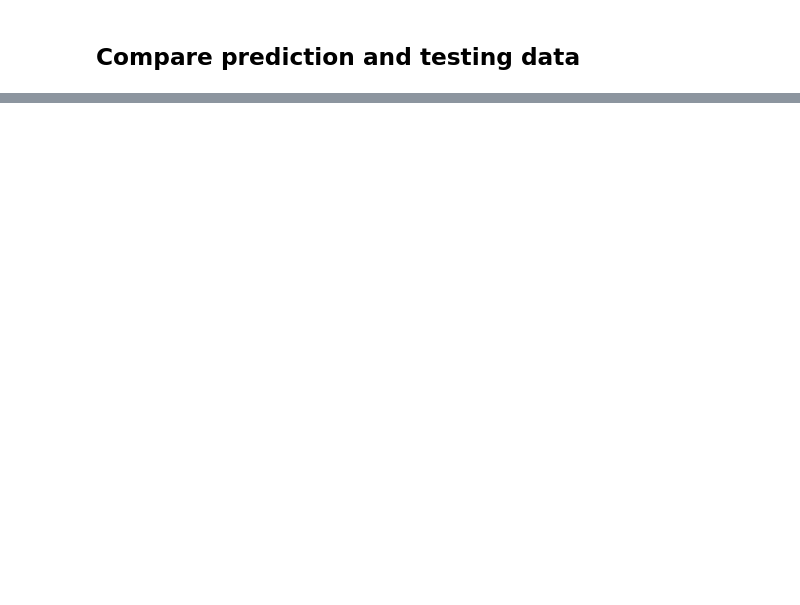
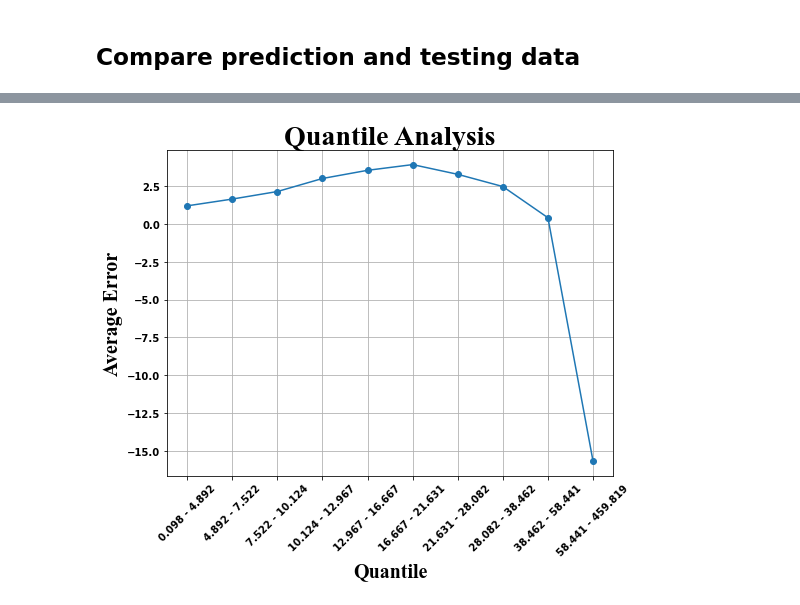
Before and after one commit to Rirhandzu-Novela/Highveld-air-pollution-prediction-health-impacts, a Jupyter notebook: Air_Poll_Python/Vanilla LSTM DROPOUT.ipynb, the cells around one changed output, grey strips where cells are left out. Cells and saved outputs as stored; diff of their text form; code cells hidden in the pictures; blank space fills up the shorter version.

```diff
--- a/Air_Poll_Python/Vanilla LSTM DROPOUT.ipynb
+++ b/Air_Poll_Python/Vanilla LSTM DROPOUT.ipynb
@@ -286,3 +274,30 @@ plt.show()
+# %%
+errors = predictions.flatten() - Y_tests
+
+# Calculate quantiles based on actual values
+quantiles, bins = pd.qcut(Y_tests, q=10, duplicates='drop', retbins=True)
+
+# Calculate average error for each quantile
+quantile_errors = []
+for i in range(len(bins) - 1):
+    group_indices = np.where((Y_tests >= bins[i]) & (Y_tests < bins[i+1]))[0]
+    quantile_errors.append(errors[group_indices].mean())
+
+# Round the bin edges for better readability
+rounded_bins = np.round(bins, decimals=3)
+
+# Plot quantiles vs. average errors
+rcParams['font.weight'] = 'bold'
+plt.figure(figsize=(8, 6))
+plt.plot(range(1, len(quantiles.categories) + 1), quantile_errors, marker='o')
+plt.xlabel('Quantile', fontname="Times New Roman", size=20, fontweight="bold")
+plt.ylabel('Average Error', fontname="Times New Roman", size=20, fontweight="bold")
+plt.title('Quantile Analysis', fontname="Times New Roman", size=28, fontweight="bold")
+plt.xticks(range(1, len(quantiles.categories) + 1), [f'{rounded_bins[i]:.3f} - {rounded_bins[i+1]:.3f}' for i in range(len(rounded_bins) - 1)], rotation=45)
+plt.grid(True)
+plt.show()
+# %% [output]
+[figure, added]
 # %%
 mean_absolute_error(Y_test[1:6], prediction[1:6])
 # %%
```
Also changed, not shown: parts of 26 cells of this notebook, 10 other files.
